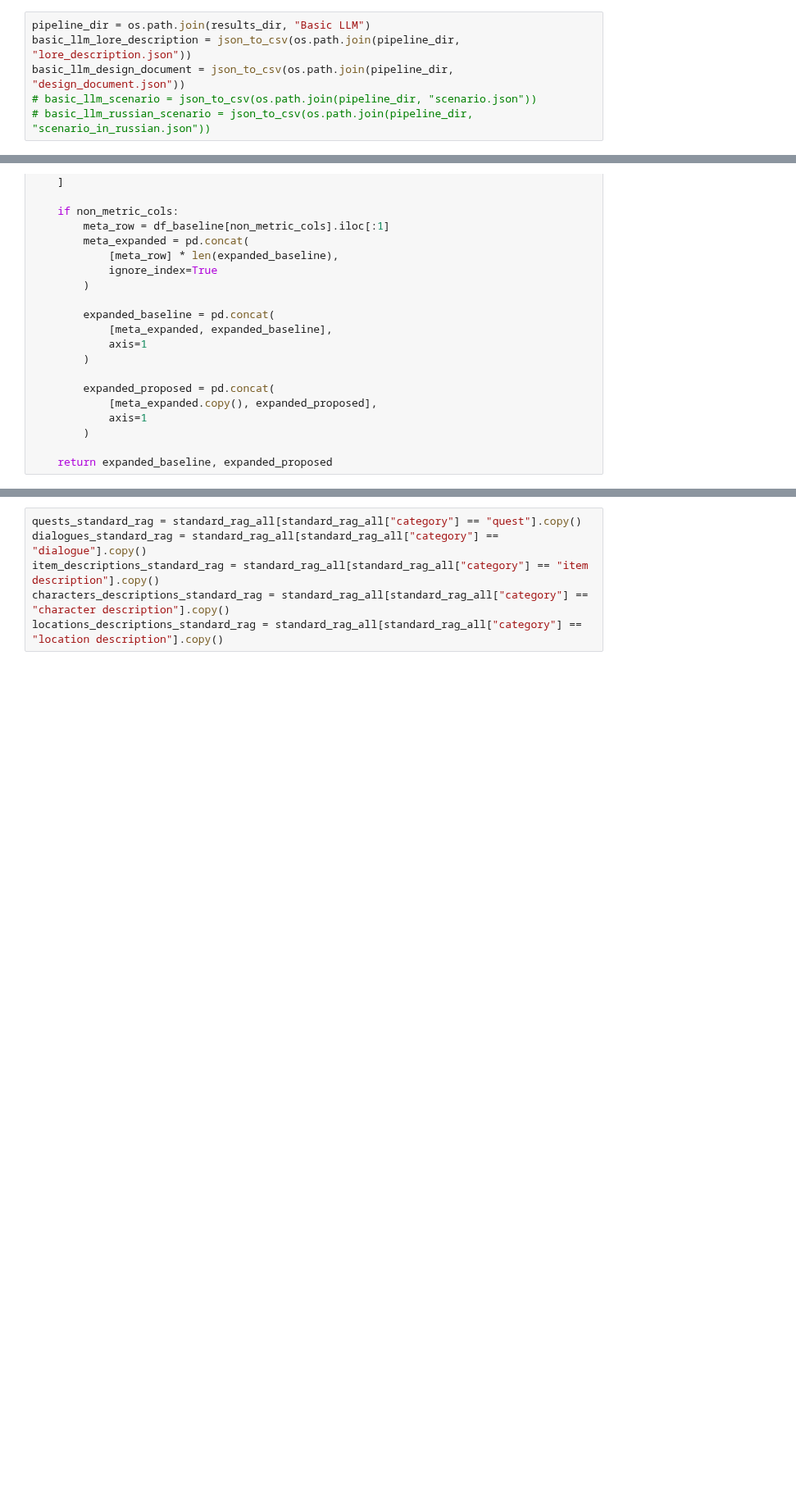
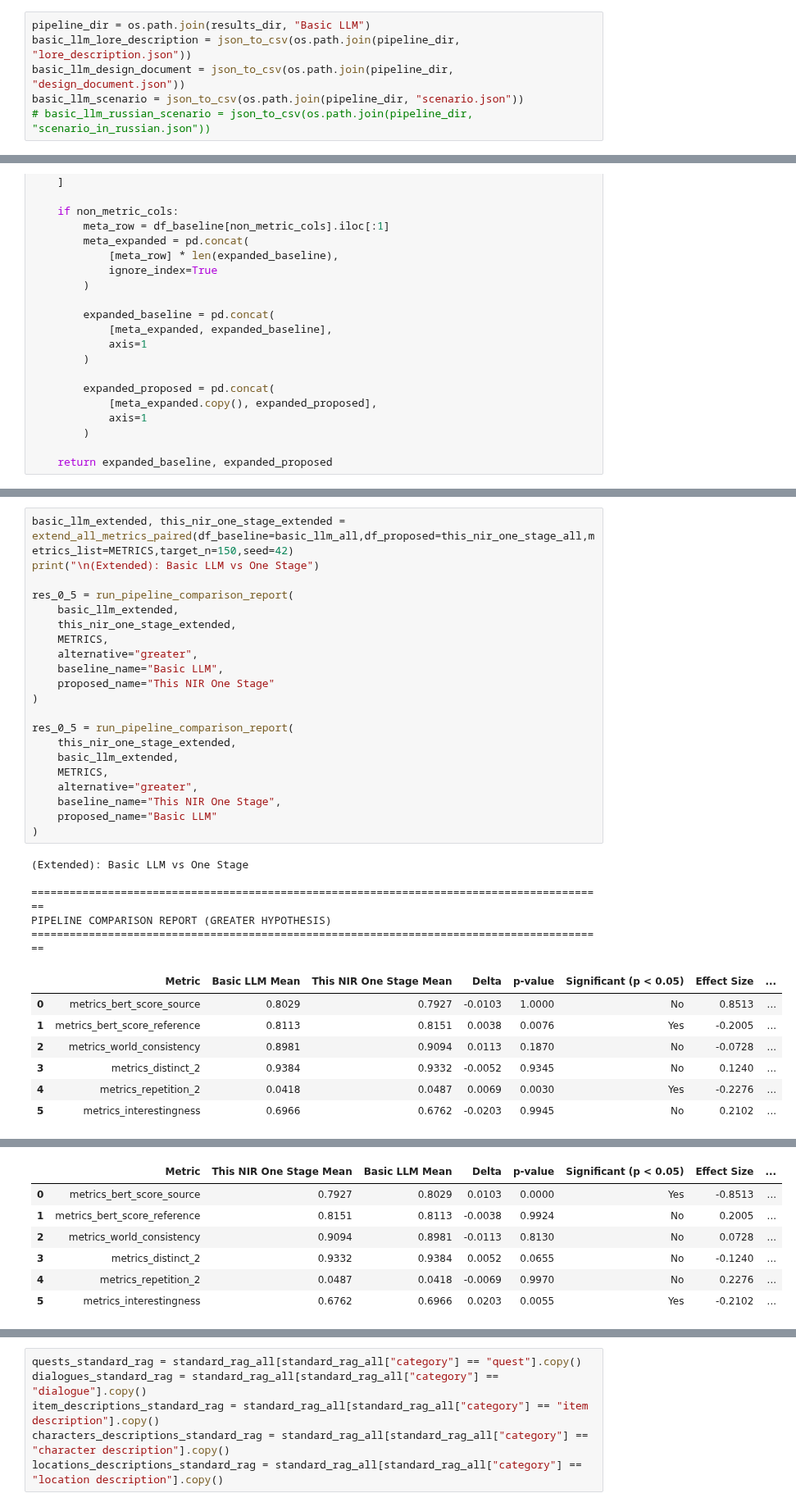
Before and after one commit to Alisazzzz/nir567, a Jupyter notebook: notebooks/testing_several_answer_pipelines.ipynb, the cells around one changed output, grey strips where cells are left out. Shown at 82% size. Cells and saved outputs as stored; diff of their text form; blank space fills up the shorter version.

```diff
--- a/notebooks/testing_several_answer_pipelines.ipynb
+++ b/notebooks/testing_several_answer_pipelines.ipynb
@@ -952,7 +905,7 @@ def run_pipeline_comparison_report(
 pipeline_dir = os.path.join(results_dir, "Basic LLM")
 basic_llm_lore_description = json_to_csv(os.path.join(pipeline_dir, "lore_description.json"))
 basic_llm_design_document = json_to_csv(os.path.join(pipeline_dir, "design_document.json"))
-# basic_llm_scenario = json_to_csv(os.path.join(pipeline_dir, "scenario.json"))
+basic_llm_scenario = json_to_csv(os.path.join(pipeline_dir, "scenario.json"))
 # basic_llm_russian_scenario = json_to_csv(os.path.join(pipeline_dir, "scenario_in_russian.json"))
 # %% [output]
 JSON converted to: e:\YourLittleNarrativeAdviser\nir567\assets\outputs\test_results\Basic LLM\lore_description.csv
@@ -1252,0 +1338,34 @@ def extend_all_metrics_paired(
+# %%
+basic_llm_extended, this_nir_one_stage_extended = extend_all_metrics_paired(df_baseline=basic_llm_all,df_proposed=this_nir_one_stage_all,metrics_list=METRICS,target_n=150,seed=42)
+print("\n(Extended): Basic LLM vs One Stage")
+
+res_0_5 = run_pipeline_comparison_report(
+    basic_llm_extended,
+    this_nir_one_stage_extended,
+    METRICS,
+    alternative="greater",
+    baseline_name="Basic LLM",
+    proposed_name="This NIR One Stage"
+)
+
+res_0_5 = run_pipeline_comparison_report(
+    this_nir_one_stage_extended,
+    basic_llm_extended,
+    METRICS,
+    alternative="greater",
+    baseline_name="This NIR One Stage",
+    proposed_name="Basic LLM"
+)
+# %% [output]
+(Extended): Basic LLM vs One Stage
+
+==========================================================================================
+PIPELINE COMPARISON REPORT (GREATER HYPOTHESIS)
+==========================================================================================
+|  | Metric | Basic LLM Mean | This NIR One Stage Mean | Delta | p-value | Significant (p < 0.05) | Effect Size | ... |
+| 0 | metrics_bert_score_source | 0.8029 | 0.7927 | -0.0103 | 1.0000 | No | 0.8513 | ... |
+| 1 | metrics_bert_score_reference | 0.8113 | 0.8151 | 0.0038 | 0.0076 | Yes | -0.2005 | ... |
+| 2 | metrics_world_consistency | 0.8981 | 0.9094 | 0.0113 | 0.1870 | No | -0.0728 | ... |
+| 3 | metrics_distinct_2 | 0.9384 | 0.9332 | -0.0052 | 0.9345 | No | 0.1240 | ... |
+| 4 | metrics_repetition_2 | 0.0418 | 0.0487 | 0.0069 | 0.0030 | Yes | -0.2276 | ... |
+| 5 | metrics_interestingness | 0.6966 | 0.6762 | -0.0203 | 0.9945 | No | 0.2102 | ... |
@@ -1252,0 +1384,7 @@ def extend_all_metrics_paired(
+|  | Metric | This NIR One Stage Mean | Basic LLM Mean | Delta | p-value | Significant (p < 0.05) | Effect Size | ... |
+| 0 | metrics_bert_score_source | 0.7927 | 0.8029 | 0.0103 | 0.0000 | Yes | -0.8513 | ... |
+| 1 | metrics_bert_score_reference | 0.8151 | 0.8113 | -0.0038 | 0.9924 | No | 0.2005 | ... |
+| 2 | metrics_world_consistency | 0.9094 | 0.8981 | -0.0113 | 0.8130 | No | 0.0728 | ... |
+| 3 | metrics_distinct_2 | 0.9332 | 0.9384 | 0.0052 | 0.0655 | No | -0.1240 | ... |
+| 4 | metrics_repetition_2 | 0.0487 | 0.0418 | -0.0069 | 0.9970 | No | 0.2276 | ... |
+| 5 | metrics_interestingness | 0.6762 | 0.6966 | 0.0203 | 0.0055 | Yes | -0.2102 | ... |
```
Also changed, not shown: parts of 25 cells of this notebook, 23 other files.
